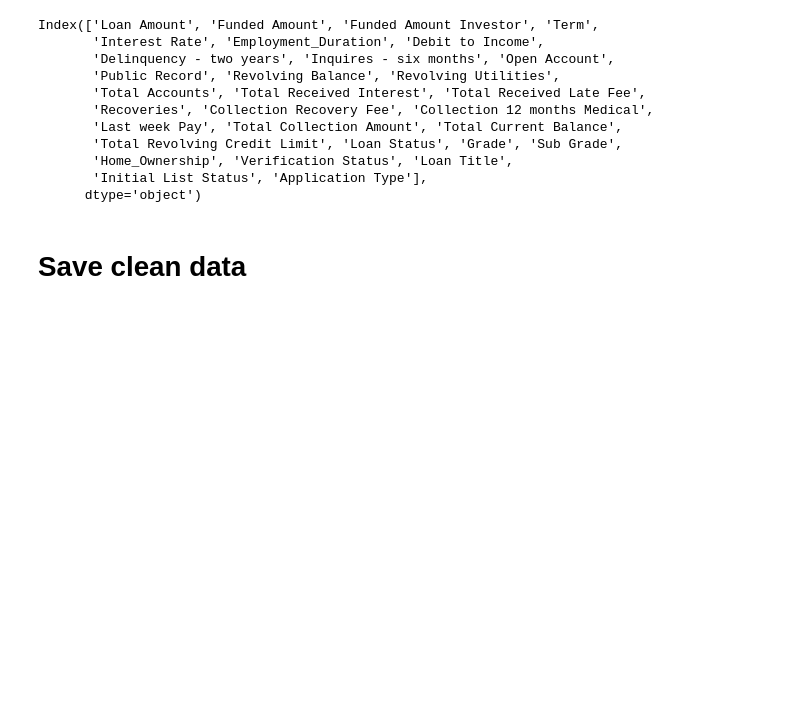
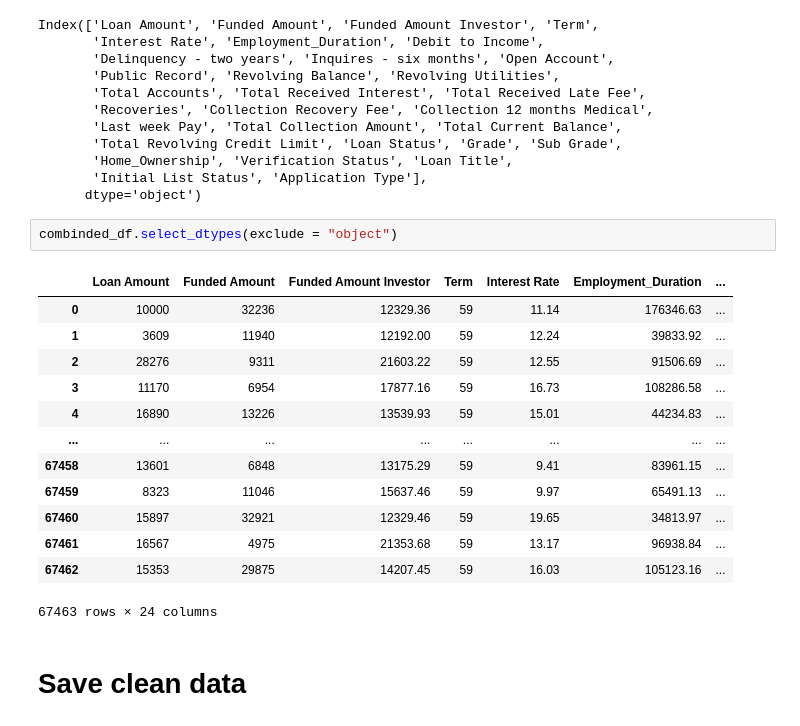
Before and after one commit to premota/Loan_default, a Jupyter notebook: Notebook/Data_cleaning.ipynb, the cells around one changed output. Saved outputs shown, nothing was run; the diff lists cells and outputs as text; blank space fills up the shorter version.

```diff
--- a/Notebook/Data_cleaning.ipynb
+++ b/Notebook/Data_cleaning.ipynb
@@ -327,6 +327,22 @@ Index(['Loan Amount', 'Funded Amount', 'Funded Amount Investor', 'Term',
        'Home_Ownership', 'Verification Status', 'Loan Title',
        'Initial List Status', 'Application Type'],
       dtype='object')
+# %%
+combinded_df.select_dtypes(exclude = "object")
+# %% [output]
+|  | Loan Amount | Funded Amount | Funded Amount Investor | Term | Interest Rate | Employment_Duration | ... |
+| 0 | 10000 | 32236 | 12329.36 | 59 | 11.14 | 176346.63 | ... |
+| 1 | 3609 | 11940 | 12192.00 | 59 | 12.24 | 39833.92 | ... |
+| 2 | 28276 | 9311 | 21603.22 | 59 | 12.55 | 91506.69 | ... |
+| 3 | 11170 | 6954 | 17877.16 | 59 | 16.73 | 108286.58 | ... |
+| 4 | 16890 | 13226 | 13539.93 | 59 | 15.01 | 44234.83 | ... |
+| ... | ... | ... | ... | ... | ... | ... | ... |
+| 67458 | 13601 | 6848 | 13175.29 | 59 | 9.41 | 83961.15 | ... |
+| 67459 | 8323 | 11046 | 15637.46 | 59 | 9.97 | 65491.13 | ... |
+| 67460 | 15897 | 32921 | 12329.46 | 59 | 19.65 | 34813.97 | ... |
+| 67461 | 16567 | 4975 | 21353.68 | 59 | 13.17 | 96938.84 | ... |
+| 67462 | 15353 | 29875 | 14207.45 | 59 | 16.03 | 105123.16 | ... |
+67463 rows × 24 columns
 # %% [markdown]
 # Save clean data
 # %%
```
Also changed, not shown: 7 other files.
